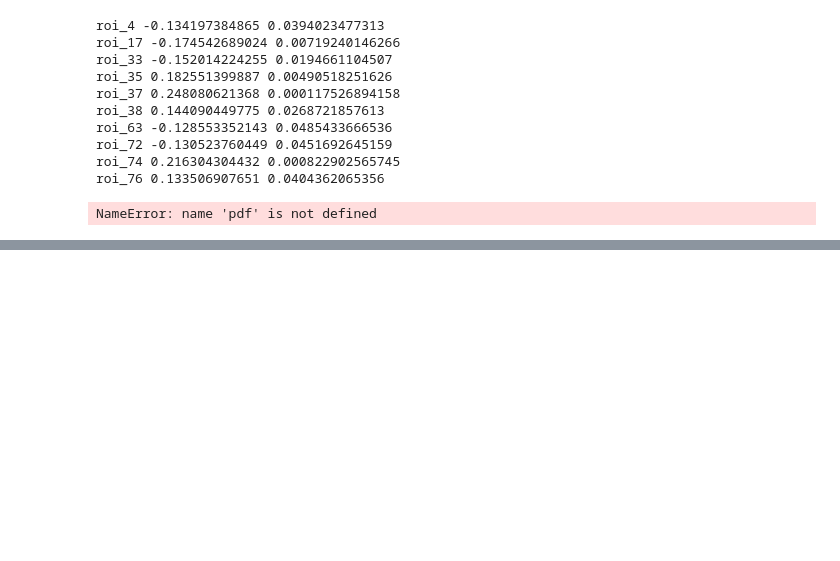
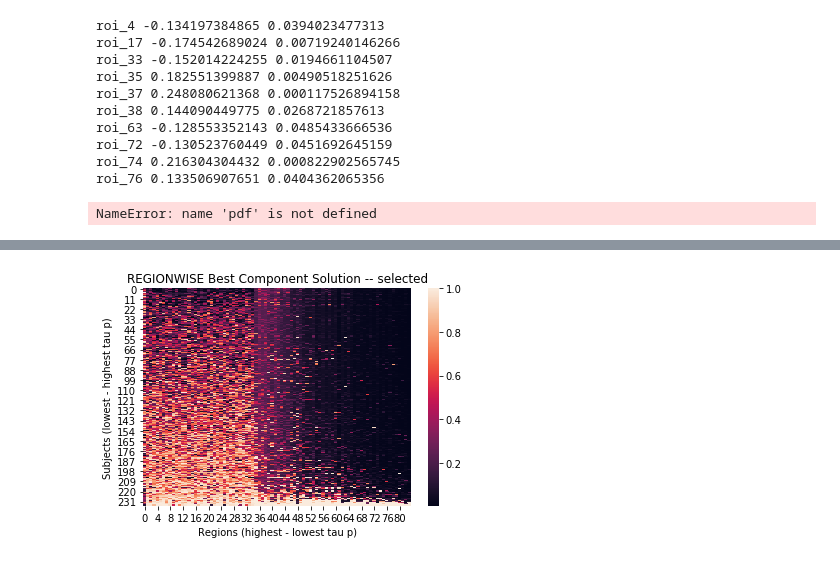
Before and after one commit to illdopejake/hack_projects, a Jupyter notebook: prepare_PET_data_for_ECM_build.ipynb, the cells around one changed output, grey strips where cells are left out. Drawn from its saved outputs; the diff is of its cells as text; code cells hidden in the pictures; blank space fills up the shorter version.

```diff
--- a/prepare_PET_data_for_ECM_build.ipynb
+++ b/prepare_PET_data_for_ECM_build.ipynb
@@ -1908,0 +2250,31 @@ savemat('/home/users/jvogel/Science/scripts/ESM/2018_03_probs',probs)
+# %%
+mm_wdf = pandas.DataFrame(index = wdf.index, columns = wdf.columns)
+GMM1 = GaussianMixture(n_components=1,random_state=123)
+GMM2 = GaussianMixture(n_components=2,random_state=123)
+for col in wdf:
+    bic1 = GMM1.fit(wdf[col].values.reshape(-1,1)).bic(wdf[col].values.reshape(-1,1))
+    bic2 = GMM2.fit(wdf[col].values.reshape(-1,1)).bic(wdf[col].values.reshape(-1,1))
+    if bic1 < bic2:
+        mm_wdf.loc[:,col] = ed.ECDF(wdf[col].values)(wdf[col])
+    else:
+        labs = GMM2.fit(wdf[col].values.reshape(-1,1)).predict(wdf[col].values.reshape(-1,1))
+        if wdf[col].values[labs==0].mean() > wdf[col].values[labs==1].mean():
+            mm_wdf.loc[:,col] = ed.ECDF(wdf[col].values)(wdf[col])
+        else:
+            mm_wdf.loc[:,col] = GMM2.fit(wdf[col].values.reshape(-1,1)
+                                    ).predict_proba(wdf[col].values.reshape(-1,1))[:,1]
+# %%
+#mm_ndf.drop(['amyloid','DX'],axis=1,inplace=True)
+plt.close()
+sorter = pandas.DataFrame(mm_wdf,copy=True)
+sorter.loc[:,'mean'] = mm_wdf.mean(axis=1)
+sorter2 = pandas.DataFrame(mm_wdf,copy=True)
+sorter2.loc['mean',:] = mm_wdf.mean(axis=0)
+sns.heatmap(mm_wdf.loc[sorter.sort_values('mean',axis=0,ascending=True).index
+                    ][sorter2.sort_values('mean',axis=1,ascending=False).columns].values)
+plt.xlabel('Regions (highest - lowest tau p)')
+plt.ylabel('Subjects (lowest - highest tau p)')
+plt.title('REGIONWISE Best Component Solution -- selected')
+plt.show()
+# %% [output]
+[figure, added]
```
Also changed, not shown: parts of 31 cells of this notebook, 2 other files.
